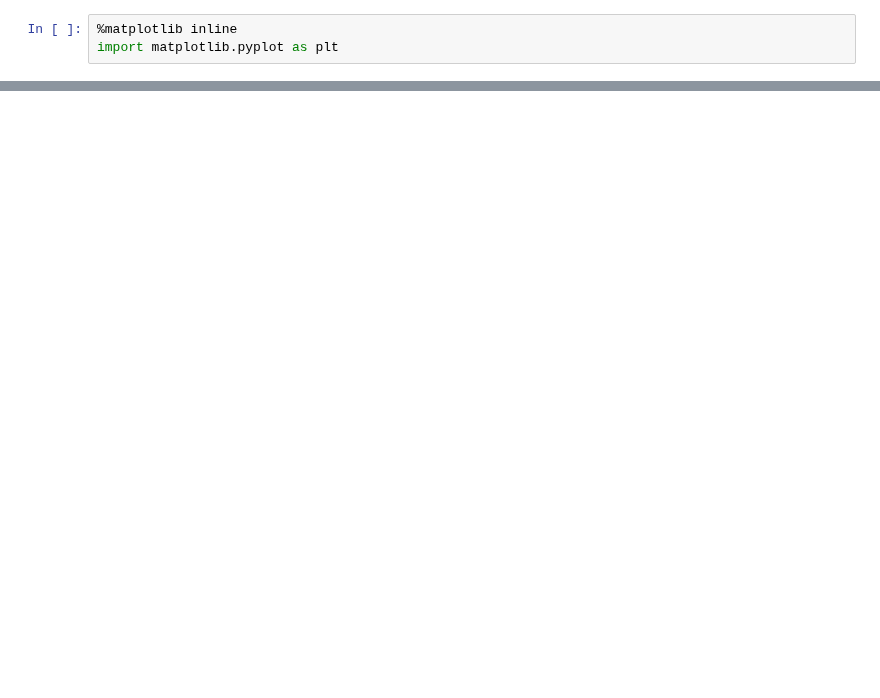
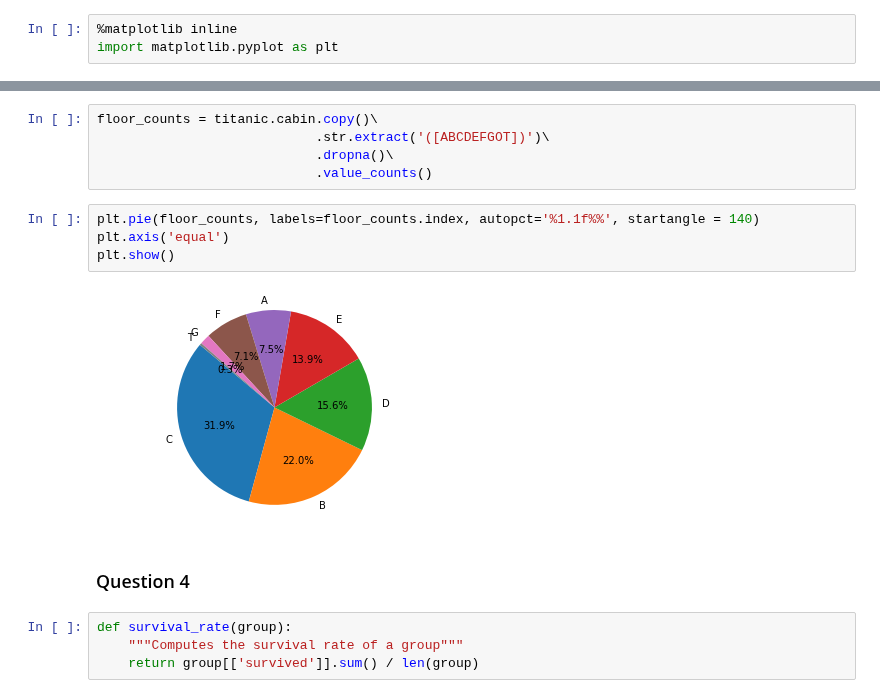
Before and after one commit to vincenzobaz/VBTALL-ADA2017, a Jupyter notebook: Homework 1.ipynb, the cells around one changed output, grey strips where cells are left out. Saved outputs shown, nothing was run; the diff lists cells and outputs as text; blank space fills up the shorter version.

```diff
--- a/Homework 1.ipynb
+++ b/Homework 1.ipynb
@@ -733,0 +145,17 @@ True
+# %%
+floor_counts = titanic.cabin.copy()\
+                            .str.extract('([ABCDEFGOT])')\
+                            .dropna()\
+                            .value_counts()
+# %%
+plt.pie(floor_counts, labels=floor_counts.index, autopct='%1.1f%%', startangle = 140)
+plt.axis('equal')
+plt.show()
+# %% [output]
+[figure, added]
+# %% [markdown]
+### Question 4
+# %%
+def survival_rate(group):
+    """Computes the survival rate of a group"""
+    return group[['survived']].sum() / len(group)
```
Also changed, not shown: parts of 98 cells of this notebook.
